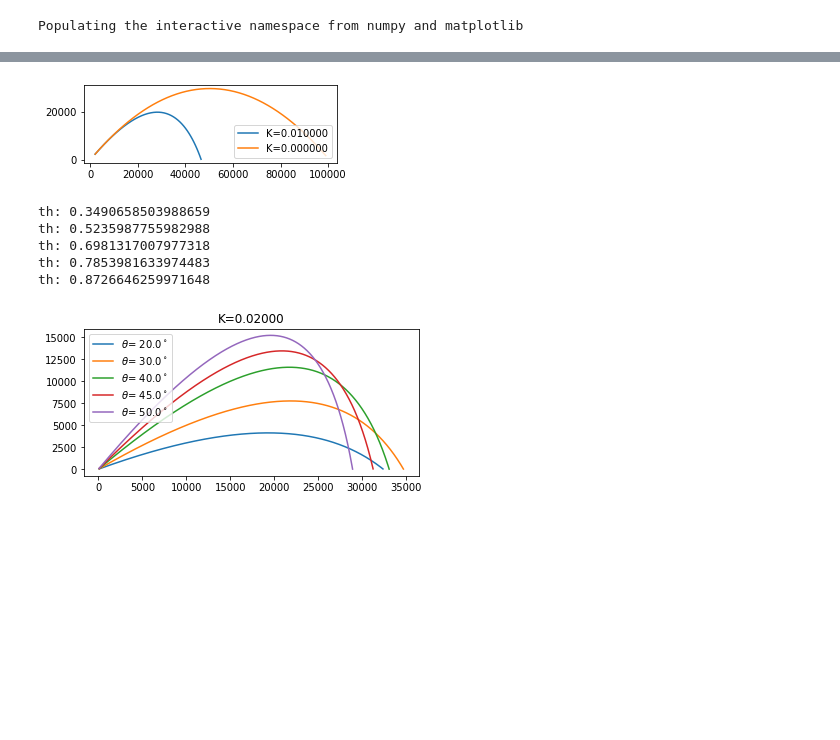
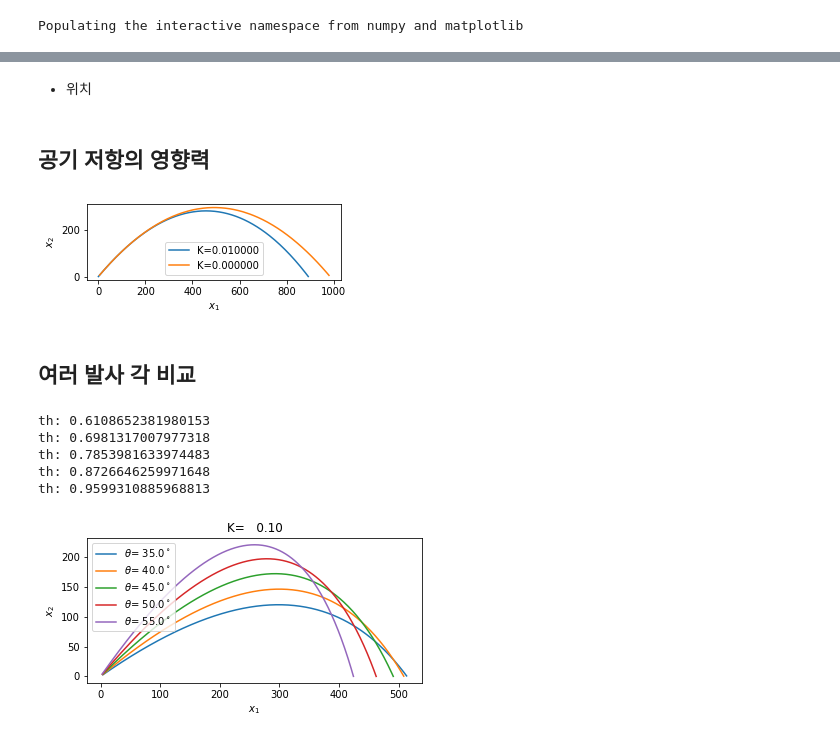
Before and after one commit to youngung/lectures, a Jupyter notebook: ipynb/commons/Invariance_coordinate_system.ipynb, the cells around one changed output, grey strips where cells are left out. Drawn from its saved outputs; the diff is of its cells as text; code cells hidden in the pictures; blank space fills up the shorter version.

```diff
--- a/ipynb/commons/Invariance_coordinate_system.ipynb
+++ b/ipynb/commons/Invariance_coordinate_system.ipynb
@@ -5,5 +12,5 @@ Populating the interactive namespace from numpy and matplotlib
 # %%
-v0=1000.
-g=10.
+v0=100.
+g =10.
 th=45*np.pi/180.
-m=1.
+m =1.
@@ -86,8 +117,8 @@ def calc_x2_coord1(v0,th,g,t):
 
 
 ths=[5,30,43,45,47,50]
-v0=1000.
-g=9.8
+#v0=1000.
+#g=9.8
 for th in ths:
     th=th*np.pi/180.
 
@@ -105,4 +136,5 @@ for th in ths:
 gca().legend(loc='upper left')
 gca().set_aspect('equal')
 #gca().set_xscale('log')
+gca().set_xlabel(r'$x_1$');gca().set_ylabel(r'$x_2$')
 # %% [output]
@@ -117,63 +155,68 @@ def calc_v1(v0,th,g,t,k,m):
     return v0*cos(th)*exp(-k/m*t)
 def calc_v2(v0,th,g,t,k,m):
     return -m/k*g+(v0*sin(th)+m/k*g)*exp(-k/m*t)
+# %% [markdown]
+- 위치
 # %%
 def calc_x1(v0,th,g,t,k,m):
     return v0*cos(th)*(-m/k*exp(-k/m*t)+m/k)
 def calc_x2(v0,th,g,t,k,m):
     return -m/k*g*t+(v0*sin(th)+m/k*g)*(-m/k)*(exp(-k/m*t)-1.)
+# %% [markdown]
+## 공기 저항의 영향력
 # %%
 fig=plt.figure(figsize=(10,6))
 ax=fig.add_subplot(121)
 #ax2=fig.add_subplot(122)
 
-t=np.linspace(0,154)
+t=np.linspace(0,154,2000)
 k=1e-2
 x1=calc_x1(v0,th,g,t,k,m)
 x2=calc_x2(v0,th,g,t,k,m)
 
 
-ind=x2>0.
+ind=x2>-0.00001
 x1=x1[ind]
 x2=x2[ind]
 ax.plot(x1,x2,'-',label='K=%f'%k)
 
 k=0.0000001
 x1=calc_x1(v0,th,g,t,k,m)
 x2=calc_x2(v0,th,g,t,k,m)
 ind=x2>0.
 x1=x1[ind]
 x2=x2[ind]
 ax.plot(x1,x2,'-',label='K=%f'%k)
 
 ax.legend()
 ax.set_aspect('equal')
+gca().set_xlabel(r'$x_1$');gca().set_ylabel(r'$x_2$')
 
 dum="""
 t=np.linspace(0,200)
 v1=calc_v1(v0,th,g,t,k,m)
 v2=calc_v2(v0,th,g,t,k,m)
 t=t[ind]
 v1=v1[ind]
 v2=v2[ind]
 plot(t,v1)
 plot(t,v2)
 """
 # %% [output]
-[figure, old version]
+[figure, new version]
+# %% [markdown]
+## 여러 발사 각 비교
 # %%
 fig=plt.figure()
 ax=fig.add_subplot(111)
 
-t=np.linspace(0,1000,10000)
+t=np.linspace(0,500,10000)
+k=1e-1
 
-k=2e-2
-
-ths=[20,30,40,45,50]
+ths=[35,40,45,50,55]
 ths=np.array(ths)*np.pi/180.
 
-ax.set_title(r'K=%7.5f'%k)
-
+ax.set_title(r'K=%7.2f'%k)
 for th in ths:
     print('th:',th)
     x1=calc_x1(v0,th,g,t,k,m)
@@ -185,11 +228,14 @@ for th in ths:
 
     ax.legend()
     ax.set_aspect('equal')
+
+gca().set_xlabel(r'$x_1$');gca().set_ylabel(r'$x_2$')
+
 fig.savefig('dumm.pdf')
 # %% [output]
-th: 0.3490658503988659
-th: 0.5235987755982988
+th: 0.6108652381980153
 th: 0.6981317007977318
 th: 0.7853981633974483
 th: 0.8726646259971648
+th: 0.9599310885968813
-[figure, old version]
+[figure, new version]
```
Also changed, not shown: parts of 23 cells of this notebook.
